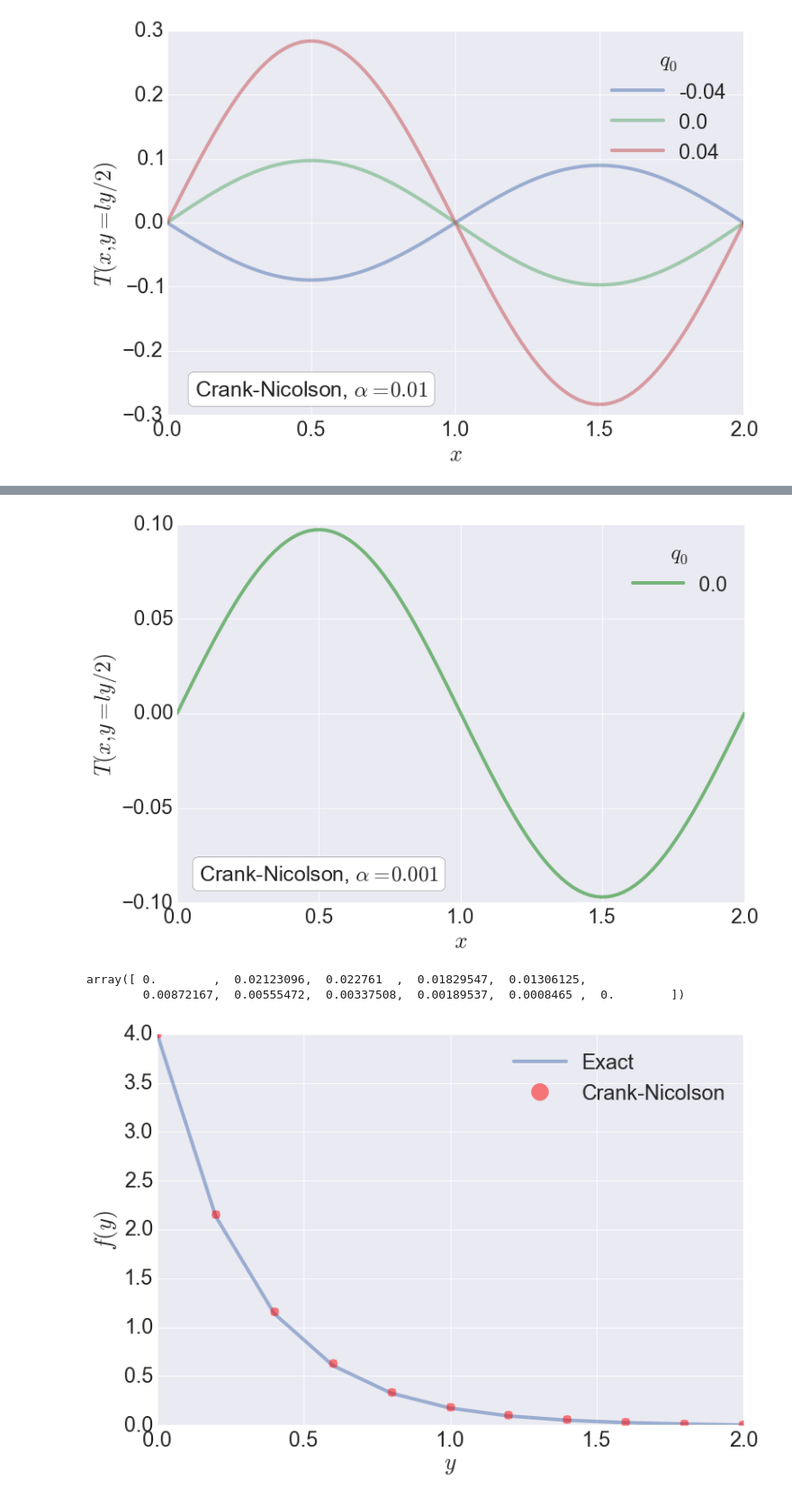
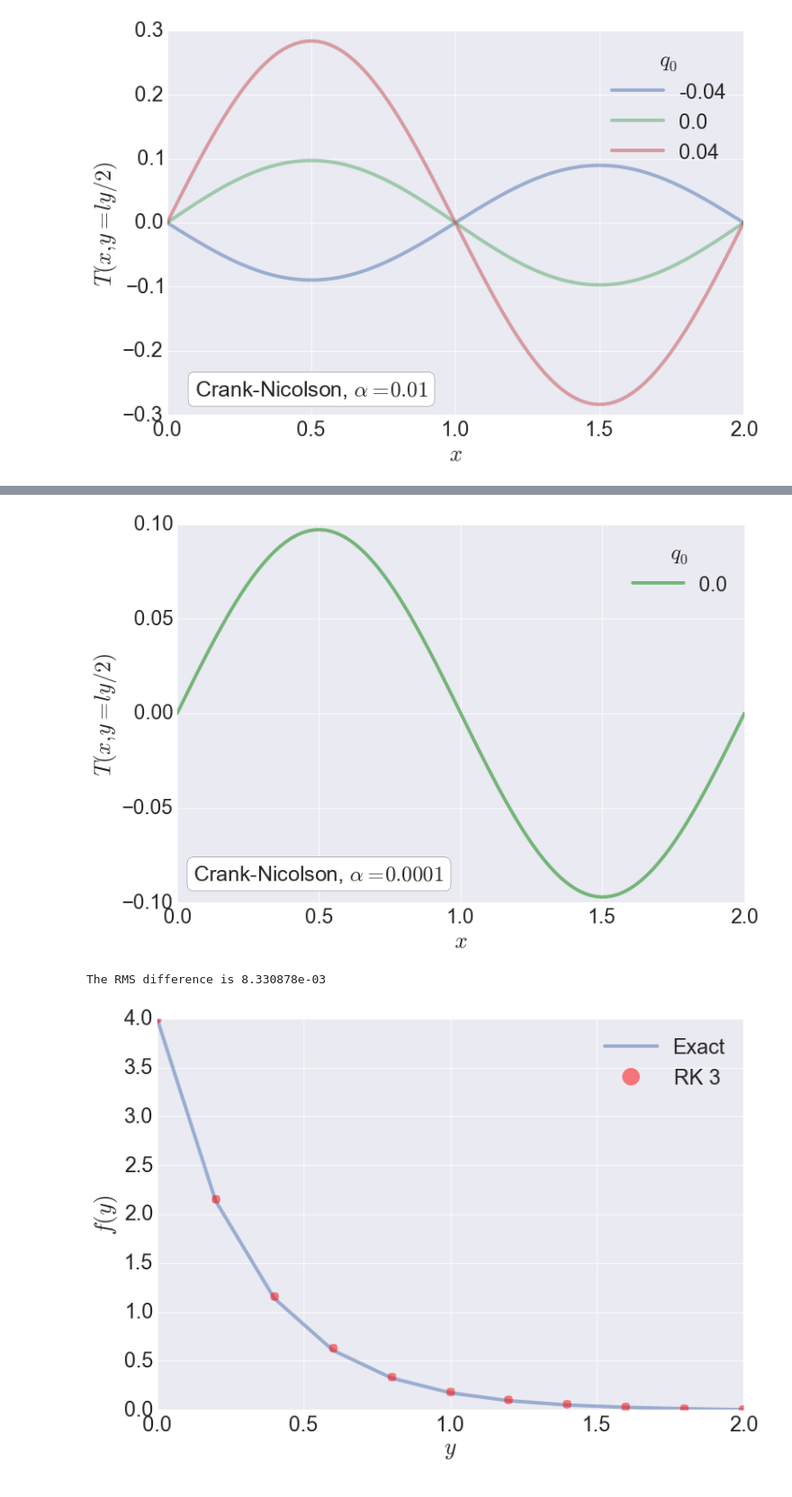
Before and after one commit to cesar-rocha/mae290b, a Jupyter notebook: hw/project/mae290b_project.ipynb, the cells around one changed output, grey strips where cells are left out. Shown: that part at 90% size. Saved outputs shown, nothing was run; the diff lists cells and outputs as text; code cells hidden in the pictures.

```diff
--- a/hw/project/mae290b_project.ipynb
+++ b/hw/project/mae290b_project.ipynb
@@ -166,14 +166,15 @@ def stepforward(F,f,q,dt,dy,alpha=alpha,N=10):
 k = 1.
 lx,ly = 2,2
 alpha = 0.01
-
-beta = 4*alpha/dy**2
-gamma = alpha*((2*pi*k)**2)/(lx**2)
 
 N = 10
 lx,ly = 2.,2.
 dy = 2/N
 y = np.arange(dy,ly+dy,dy)
 
+beta = 4*alpha/dy**2
+gamma = alpha*((2*pi*k)**2)/(lx**2)
+
 # calculate dt that guarantees stability
-dt = .1*2.5127/(beta + gamma)
+dt = 0.45*2.5127/(beta + gamma)
+print "the estimated time-step is  %e" %dt
@@ -185,12 +184,14 @@ f0 = initial(N)
 ### Now integrate the equation: $q_0 = -0.04,\,0,\,0.04$
 # %%
 q0 = np.array([-0.04,0.,0.04])
+f0 = initial(N)
 f = np.empty((q0.size,N-1))
+
 
 for i in range(q0.size):
     print "Calculating solution with q0 =  %f" %q0[i]
     q = source(q0=q0[i],a=10,ly=2.,N=N)
-    f[i,:] = my_ode(rhs_diff_source,f0,q,0,5,dt,dy,N=10,alpha=alpha,steady=True,debug=True)
+    f[i,:] = my_ode(rhs_diff_source,f0,q,0,5,dt,dy,N=N,alpha=alpha,steady=True,debug=True)
     print " "
 # %% [output]
 Calculating solution with q0 =  -0.040000
@@ -460,36 +424,36 @@ plt.plot(x,Tcn2[1,:],label=str(q0[1]),linewidth=lw,alpha=aph,color='g')
 plt.xlabel(r'$x$')
 plt.ylabel(r'$T(x,y=ly/2)$')
 plt.legend(loc=1, title = r"$q_0$")
-plt.text(.5, -.085, r"Crank-Nicolson, $\alpha = 0.001$", size=25, rotation=0.,\
+plt.text(.5, -.085, r"Crank-Nicolson, $\alpha = 0.0001$", size=25, rotation=0.,\
             ha="center", va="center",\
             bbox = dict(boxstyle="round",ec='k',fc='w'))
 plt.savefig('Tcn2_green_y1.eps')
 # %% [output]
-[figure, old version]
+[figure, new version]
 # %%
 # exact solution with q = 0
+N = 10
 dy = 2/N
 A = 4/sinh(2*pi*k)
 yi = np.arange(0,ly+dy,dy)
 fexact = A*sinh(2*pi*k*(ly-yi)/lx) # exact solution with q = 0
 
 # append boundary ccnditions
-fcn0 = np.append(4.,fcn[1,:])
-fcn0 = np.append(fcn0,0)
+f0 = np.append(4.,f[1,:])
+f0 = np.append(f0,0)
 # %%
 fig=plt.figure(figsize=(12,8))
 plt.plot(yi,fexact,label='Exact',linewidth=lw,alpha=aph)
-plt.plot(yi,fcn0,'ro',markersize=10,alpha=aph,label='Crank-Nicolson',)
+plt.plot(yi,f0,'ro',markersize=10,alpha=aph,label='RK 3',)
 plt.xlabel(r'$y$')
 plt.ylabel(r'$f(y)$')
 plt.legend(loc=1, title = r"")
-plt.savefig('f_cn_exact.eps')
+plt.savefig('f_rk3_exact.eps')
 
-np.allclose(fcn0,fexact)
-fcn0-fexact
+np.allclose(f0,fexact)
+print "The RMS difference is %e" %(fcn0-fexact).std()
 # %% [output]
-array([ 0.        ,  0.02123096,  0.022761  ,  0.01829547,  0.01306125,
-        0.00872167,  0.00555472,  0.00337508,  0.00189537,  0.0008465 ,  0.        ])
+The RMS difference is 8.330878e-03
-[figure, old version]
+[figure, new version]
 # %% [markdown]
 ### Now we experiment with different different resolution in y
```
Also changed, not shown: parts of 20 cells of this notebook, 1 other file.
